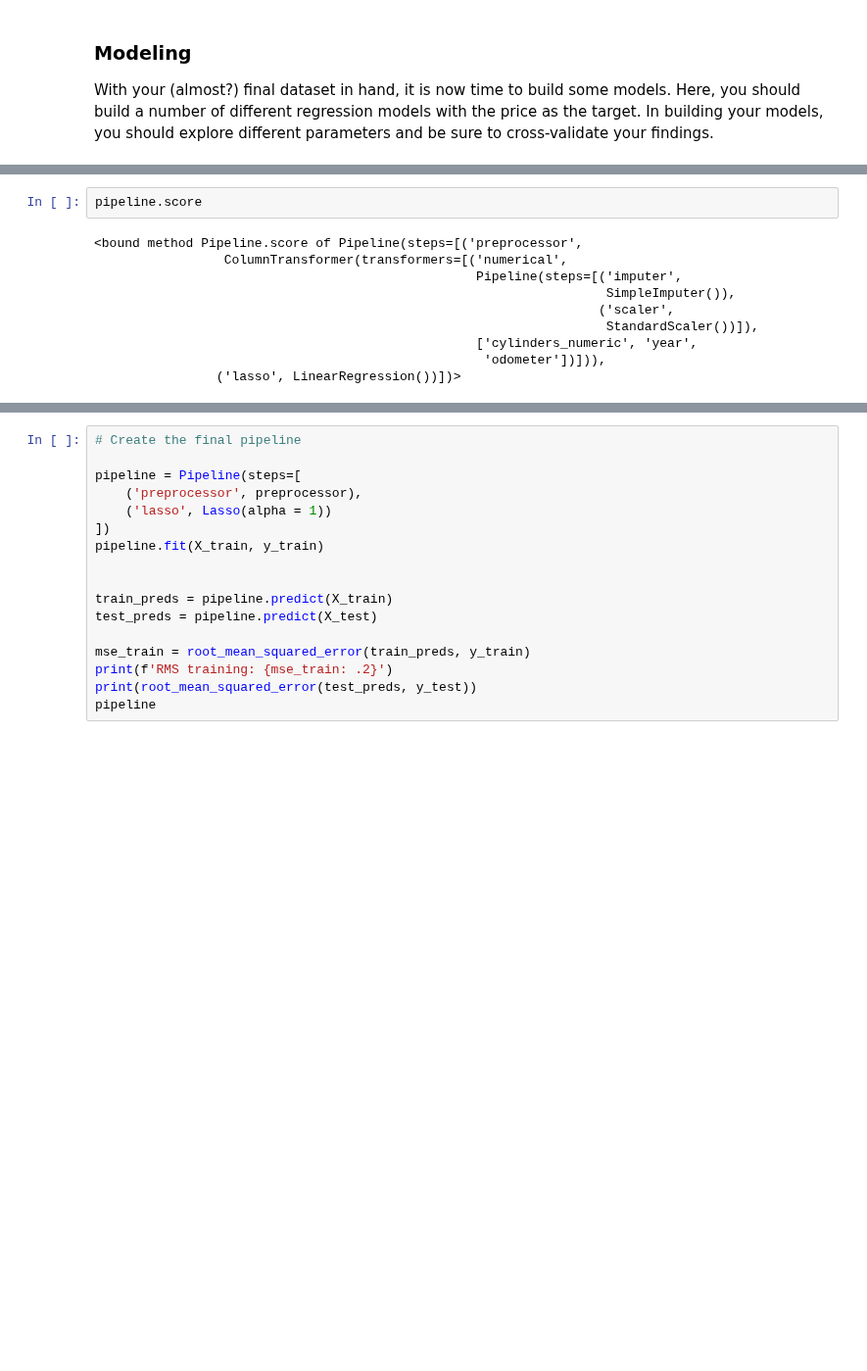
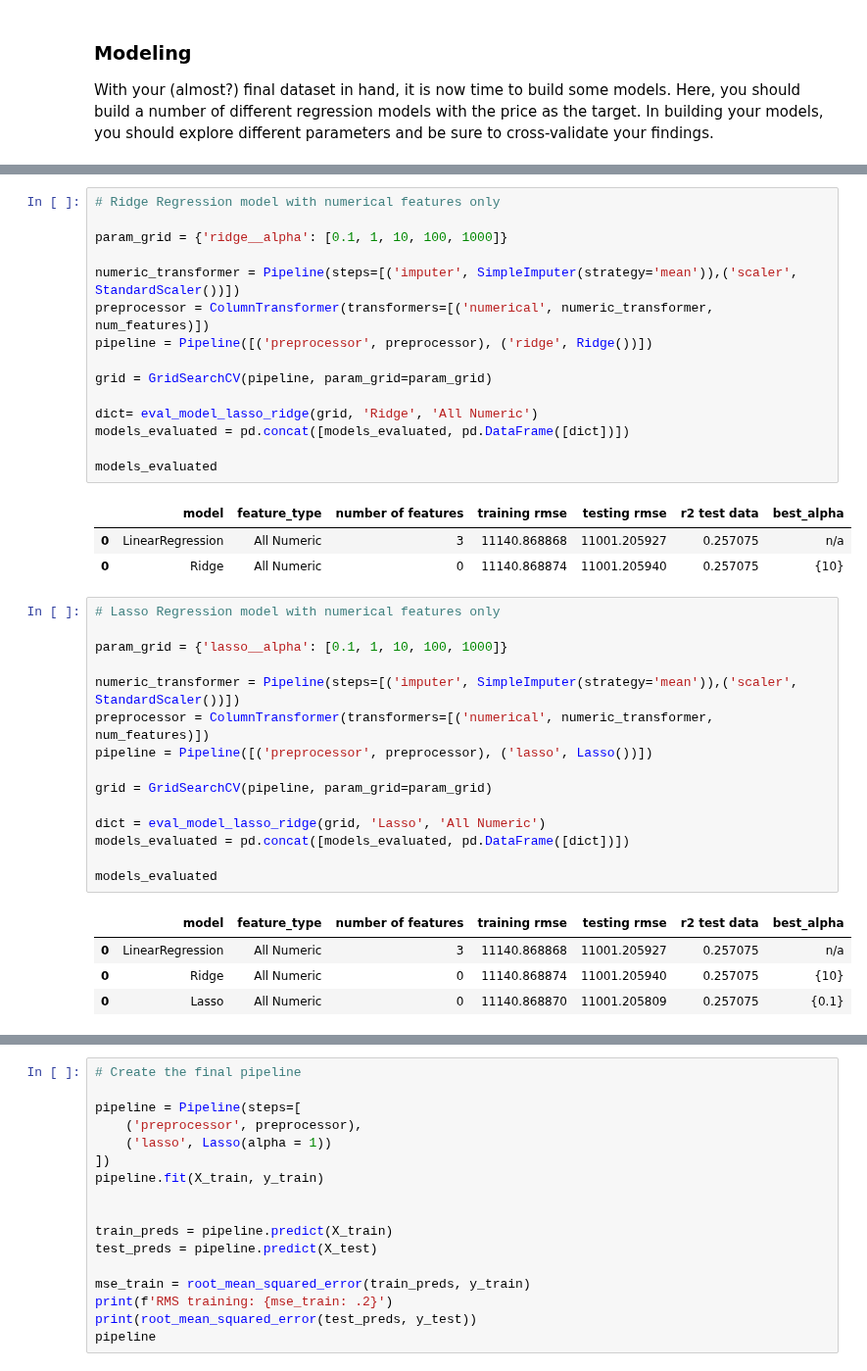
Before and after one commit to mgk2014/PCMLAI-cars, a Jupyter notebook: prompt_A.ipynb, the cells around one changed output, grey strips where cells are left out. Shown at 98% size. Saved outputs shown, nothing was run; the diff lists cells and outputs as text; blank space fills up the shorter version.

```diff
--- a/prompt_A.ipynb
+++ b/prompt_A.ipynb
@@ -514,14 +534,41 @@ models_evaluated
-# %%
-pipeline.score
-# %% [output]
-<bound method Pipeline.score of Pipeline(steps=[('preprocessor',
-                 ColumnTransformer(transformers=[('numerical',
-                                                  Pipeline(steps=[('imputer',
-                                                                   SimpleImputer()),
-                                                                  ('scaler',
-                                                                   StandardScaler())]),
-                                                  ['cylinders_numeric', 'year',
-                                                   'odometer'])])),
-                ('lasso', LinearRegression())])>
+# %%
+# Ridge Regression model with numerical features only
+
+param_grid = {'ridge__alpha': [0.1, 1, 10, 100, 1000]}
+
+numeric_transformer = Pipeline(steps=[('imputer', SimpleImputer(strategy='mean')),('scaler', StandardScaler())])
+preprocessor = ColumnTransformer(transformers=[('numerical', numeric_transformer, num_features)])
+pipeline = Pipeline([('preprocessor', preprocessor), ('ridge', Ridge())])
+
+grid = GridSearchCV(pipeline, param_grid=param_grid)
+
+dict= eval_model_lasso_ridge(grid, 'Ridge', 'All Numeric')
+models_evaluated = pd.concat([models_evaluated, pd.DataFrame([dict])])
+
+models_evaluated
+# %% [output]
+|  | model | feature_type | number of features | training rmse | testing rmse | r2 test data | best_alpha |
+| 0 | LinearRegression | All Numeric | 3 | 11140.868868 | 11001.205927 | 0.257075 | n/a |
+| 0 | Ridge | All Numeric | 0 | 11140.868874 | 11001.205940 | 0.257075 | {10} |
+# %%
+# Lasso Regression model with numerical features only
+
+param_grid = {'lasso__alpha': [0.1, 1, 10, 100, 1000]}
+
+numeric_transformer = Pipeline(steps=[('imputer', SimpleImputer(strategy='mean')),('scaler', StandardScaler())])
+preprocessor = ColumnTransformer(transformers=[('numerical', numeric_transformer, num_features)])
+pipeline = Pipeline([('preprocessor', preprocessor), ('lasso', Lasso())])
+
+grid = GridSearchCV(pipeline, param_grid=param_grid)
+
+dict = eval_model_lasso_ridge(grid, 'Lasso', 'All Numeric')
+models_evaluated = pd.concat([models_evaluated, pd.DataFrame([dict])])
+
+models_evaluated
+# %% [output]
+|  | model | feature_type | number of features | training rmse | testing rmse | r2 test data | best_alpha |
+| 0 | LinearRegression | All Numeric | 3 | 11140.868868 | 11001.205927 | 0.257075 | n/a |
+| 0 | Ridge | All Numeric | 0 | 11140.868874 | 11001.205940 | 0.257075 | {10} |
+| 0 | Lasso | All Numeric | 0 | 11140.868870 | 11001.205809 | 0.257075 | {0.1} |
 # %%
 # creating an sklearn Pipeline object to impute, scale and use an regression model
```
Also changed, not shown: parts of 5 cells of this notebook.
